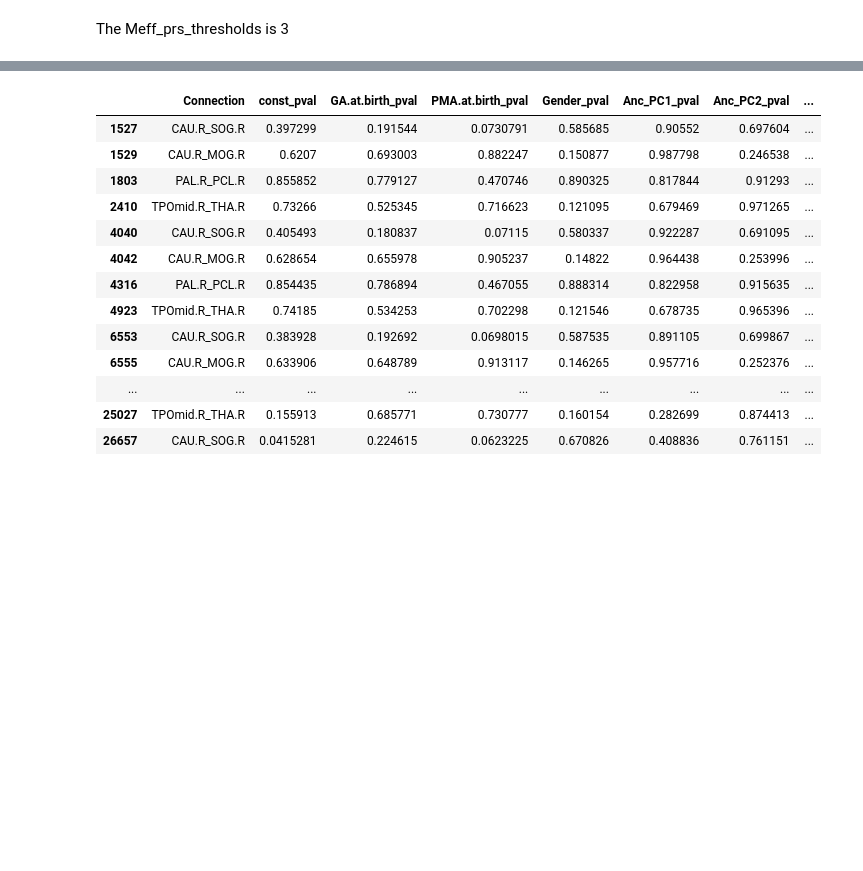
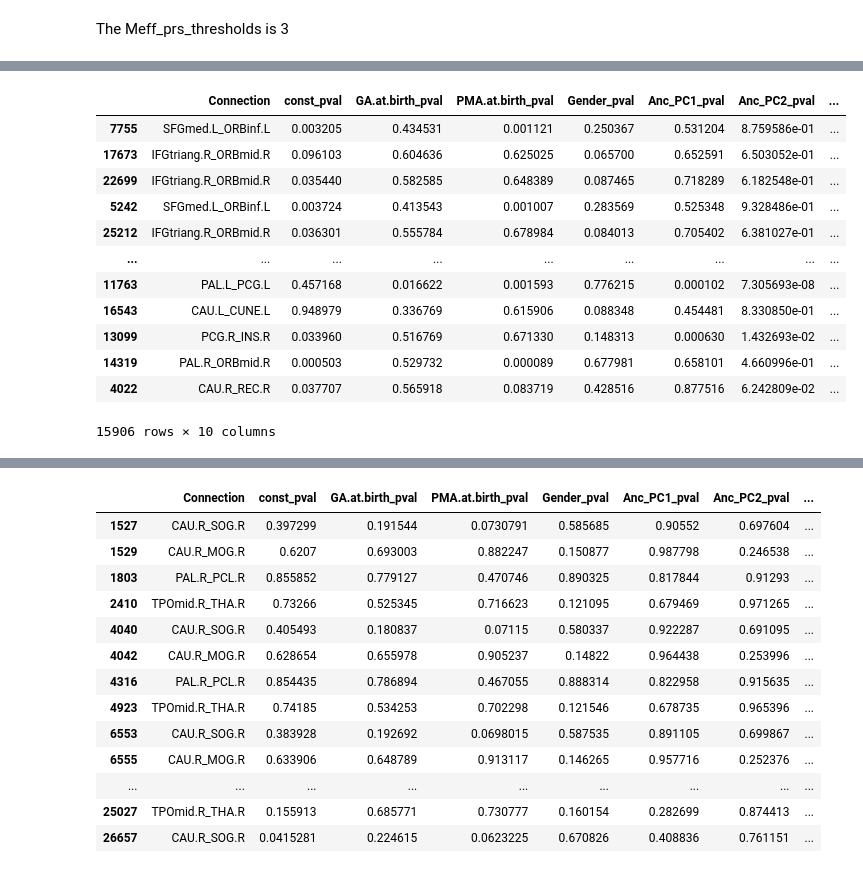
Before and after one commit to lehai-ml/schizophrenia_PRS, a Jupyter notebook: notebooks_results/dHCP/2_dHCP_data_exploration.ipynb, the cells around one changed output, grey strips where cells are left out. Saved outputs shown, nothing was run; the diff lists cells and outputs as text; code cells hidden in the pictures; blank space fills up the shorter version.

```diff
--- a/notebooks_results/dHCP/2_dHCP_data_exploration.ipynb
+++ b/notebooks_results/dHCP/2_dHCP_data_exploration.ipynb
@@ -132,0 +188,16 @@ plt.plot(np.sort(adjusted_p_val))
+# %%
+diffusion_term_p_val_ROIs.sort_values(by=['prs_pval'])
+# %% [output]
+|  | Connection | const_pval | GA.at.birth_pval | PMA.at.birth_pval | Gender_pval | Anc_PC1_pval | Anc_PC2_pval | ... |
+| 7755 | SFGmed.L_ORBinf.L | 0.003205 | 0.434531 | 0.001121 | 0.250367 | 0.531204 | 8.759586e-01 | ... |
+| 17673 | IFGtriang.R_ORBmid.R | 0.096103 | 0.604636 | 0.625025 | 0.065700 | 0.652591 | 6.503052e-01 | ... |
+| 22699 | IFGtriang.R_ORBmid.R | 0.035440 | 0.582585 | 0.648389 | 0.087465 | 0.718289 | 6.182548e-01 | ... |
+| 5242 | SFGmed.L_ORBinf.L | 0.003724 | 0.413543 | 0.001007 | 0.283569 | 0.525348 | 9.328486e-01 | ... |
+| 25212 | IFGtriang.R_ORBmid.R | 0.036301 | 0.555784 | 0.678984 | 0.084013 | 0.705402 | 6.381027e-01 | ... |
+| ... | ... | ... | ... | ... | ... | ... | ... | ... |
+| 11763 | PAL.L_PCG.L | 0.457168 | 0.016622 | 0.001593 | 0.776215 | 0.000102 | 7.305693e-08 | ... |
+| 16543 | CAU.L_CUNE.L | 0.948979 | 0.336769 | 0.615906 | 0.088348 | 0.454481 | 8.330850e-01 | ... |
+| 13099 | PCG.R_INS.R | 0.033960 | 0.516769 | 0.671330 | 0.148313 | 0.000630 | 1.432693e-02 | ... |
+| 14319 | PAL.R_ORBmid.R | 0.000503 | 0.529732 | 0.000089 | 0.677981 | 0.658101 | 4.660996e-01 | ... |
+| 4022 | CAU.R_REC.R | 0.037707 | 0.565918 | 0.083719 | 0.428516 | 0.877516 | 6.242809e-02 | ... |
+15906 rows × 10 columns
```
Also changed, not shown: parts of 42 cells of this notebook, 1 other file.
